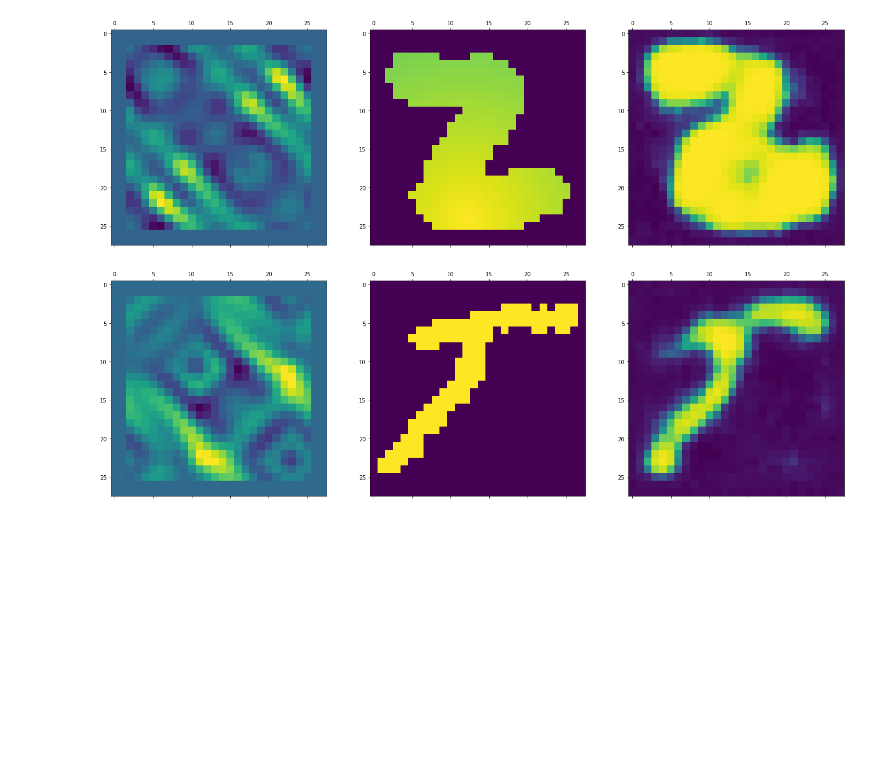
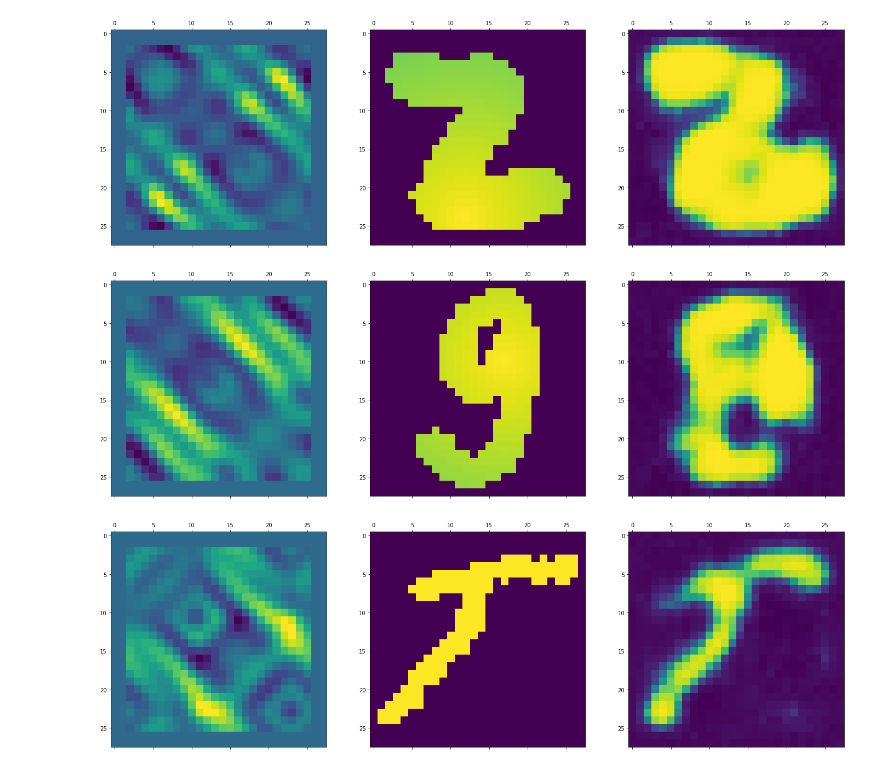
Before and after one commit to nguye82/microwave_imaging_project, a Jupyter notebook: UNET CNN.ipynb, the cells around one changed output. Cells and saved outputs as stored; diff of their text form; code cells hidden in the pictures; blank space fills up the shorter version.

```diff
--- a/UNET CNN.ipynb
+++ b/UNET CNN.ipynb
@@ -85,7 +85,7 @@ target_dif_perm_transformed = np.reshape(target_dif_perm, (target_dif_perm.shape
 field_dif_perm_padded = np.pad(field_dif_perm_transformed, ((0, 0), (2, 2), (2, 2), (0, 0)), 'constant')
 
 field_train_dif_perm, field_test_dif_perm, target_train_dif_perm, target_test_dif_perm= train_test_split(
-    field_dif_perm_padded, field_dif_perm_padded, test_size=0.20, random_state=123)
+    field_dif_perm_padded, target_dif_perm_transformed, test_size=0.20, random_state=123)
 
 # field_dif_perm_padded = np.pad(field_dif_perm_transformed, ((0, 0), (2, 2), (2, 2), (0, 0)), 'constant')
 
@@ -327,6 +327,16 @@ axs[2].matshow(pred_dif_perm[0])
 plt.show()
 # %% [output]
 [figure]
+# %%
+fig, axs = plt.subplots(1, 3, figsize=(24, 24))
+
+axs[0].matshow(field_test_dif_perm[6])
+axs[1].matshow(target_test_dif_perm[6])
+axs[2].matshow(pred_dif_perm[6])
+
+plt.show()
+# %% [output]
+[figure, added]
 # %%
 fig, axs = plt.subplots(1, 3, figsize=(24, 24))
 
```
Also changed, not shown: parts of 12 cells of this notebook.
